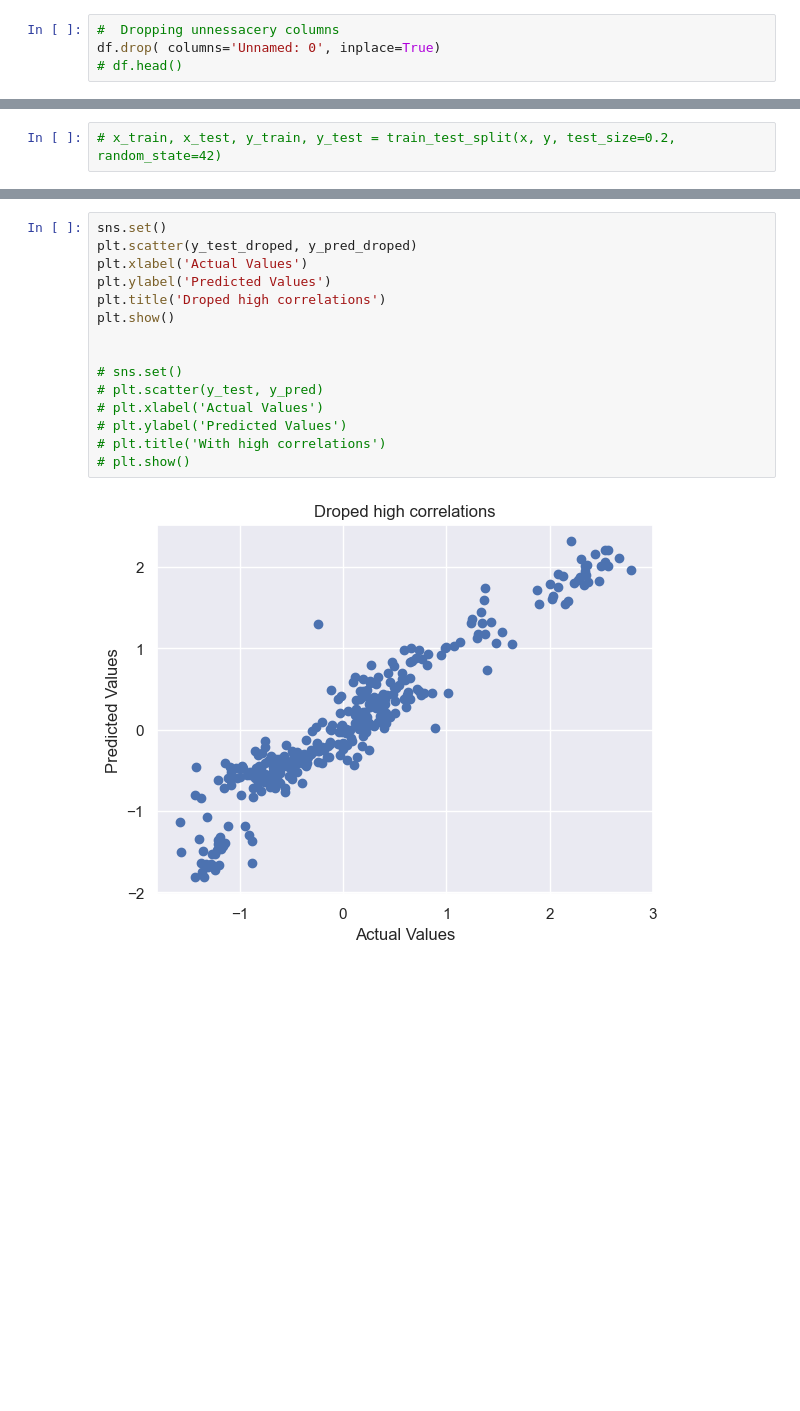
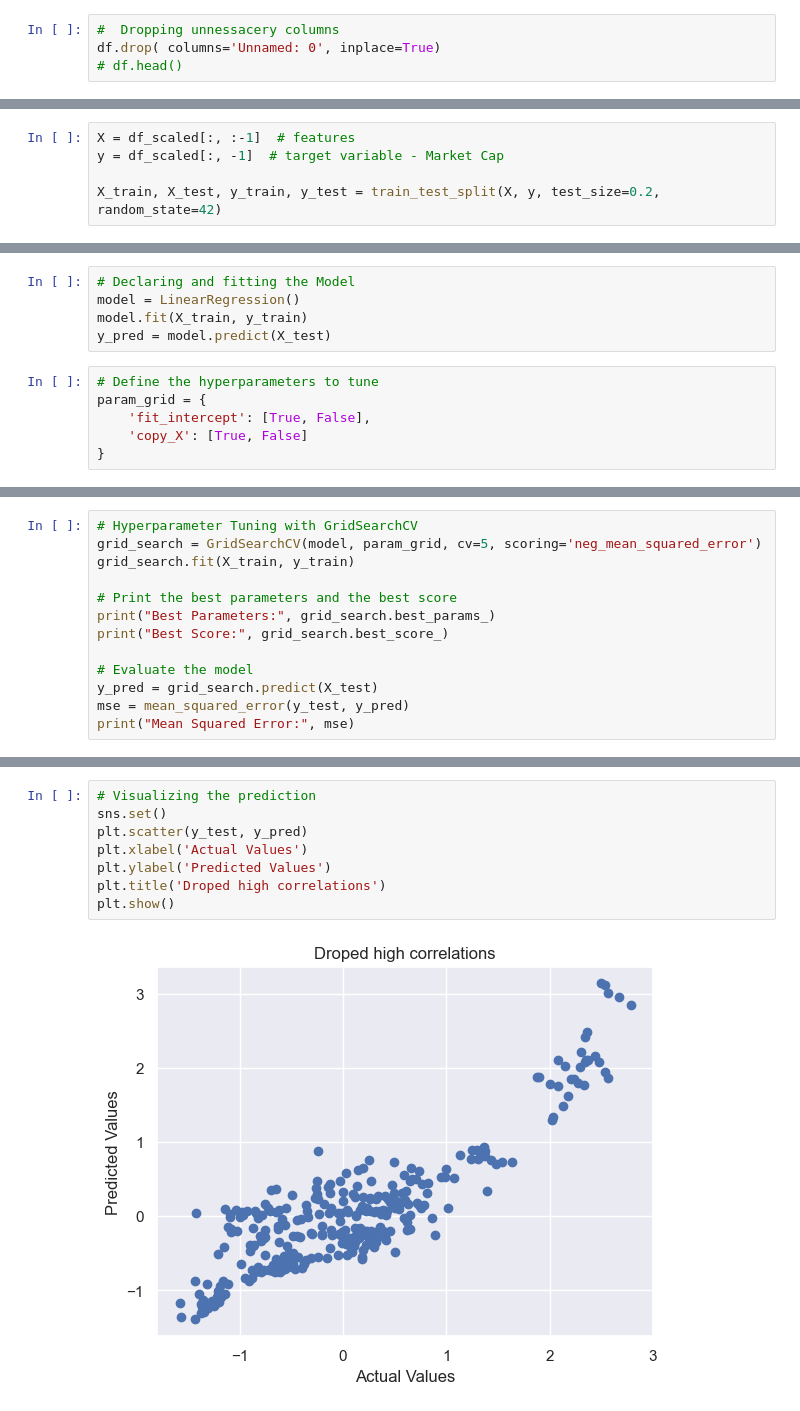
Before and after one commit to mrDognuts/MLG382-project-2, a Jupyter notebook: notebooks/data_prep.ipynb, the cells around one changed output, grey strips where cells are left out. Saved outputs shown, nothing was run; the diff lists cells and outputs as text; blank space fills up the shorter version.

```diff
--- a/notebooks/data_prep.ipynb
+++ b/notebooks/data_prep.ipynb
@@ -145,2 +76,5 @@ X_train_droped, X_test_droped, y_train_droped, y_test_droped = train_test_split(
 # %%
-# x_train, x_test, y_train, y_test = train_test_split(x, y, test_size=0.2, random_state=42)
+X = df_scaled[:, :-1]  # features
+y = df_scaled[:, -1]  # target variable - Market Cap
+
+X_train, X_test, y_train, y_test = train_test_split(X, y, test_size=0.2, random_state=42)
@@ -174,0 +87,11 @@ y_pred_droped = model_droped.predict(X_test_droped)
+# %%
+# Declaring and fitting the Model
+model = LinearRegression()
+model.fit(X_train, y_train)
+y_pred = model.predict(X_test)
+# %%
+# Define the hyperparameters to tune
+param_grid = {
+    'fit_intercept': [True, False],
+    'copy_X': [True, False]
+}
@@ -174,0 +111,13 @@ y_pred_droped = model_droped.predict(X_test_droped)
+# %%
+# Hyperparameter Tuning with GridSearchCV
+grid_search = GridSearchCV(model, param_grid, cv=5, scoring='neg_mean_squared_error')
+grid_search.fit(X_train, y_train)
+
+# Print the best parameters and the best score
+print("Best Parameters:", grid_search.best_params_)
+print("Best Score:", grid_search.best_score_)
+
+# Evaluate the model
+y_pred = grid_search.predict(X_test)
+mse = mean_squared_error(y_test, y_pred)
+print("Mean Squared Error:", mse)
@@ -175,17 +147,10 @@ y_pred_droped = model_droped.predict(X_test_droped)
 # %%
+# Visualizing the prediction
 sns.set()
-plt.scatter(y_test_droped, y_pred_droped)
+plt.scatter(y_test, y_pred)
 plt.xlabel('Actual Values')
 plt.ylabel('Predicted Values')
 plt.title('Droped high correlations')
 plt.show()
-
-
-# sns.set()
-# plt.scatter(y_test, y_pred)
-# plt.xlabel('Actual Values')
-# plt.ylabel('Predicted Values')
-# plt.title('With high correlations')
-# plt.show()
 # %% [output]
-[figure, old version]
+[figure, new version]
```
Also changed, not shown: parts of 29 cells of this notebook, 5 other files.
